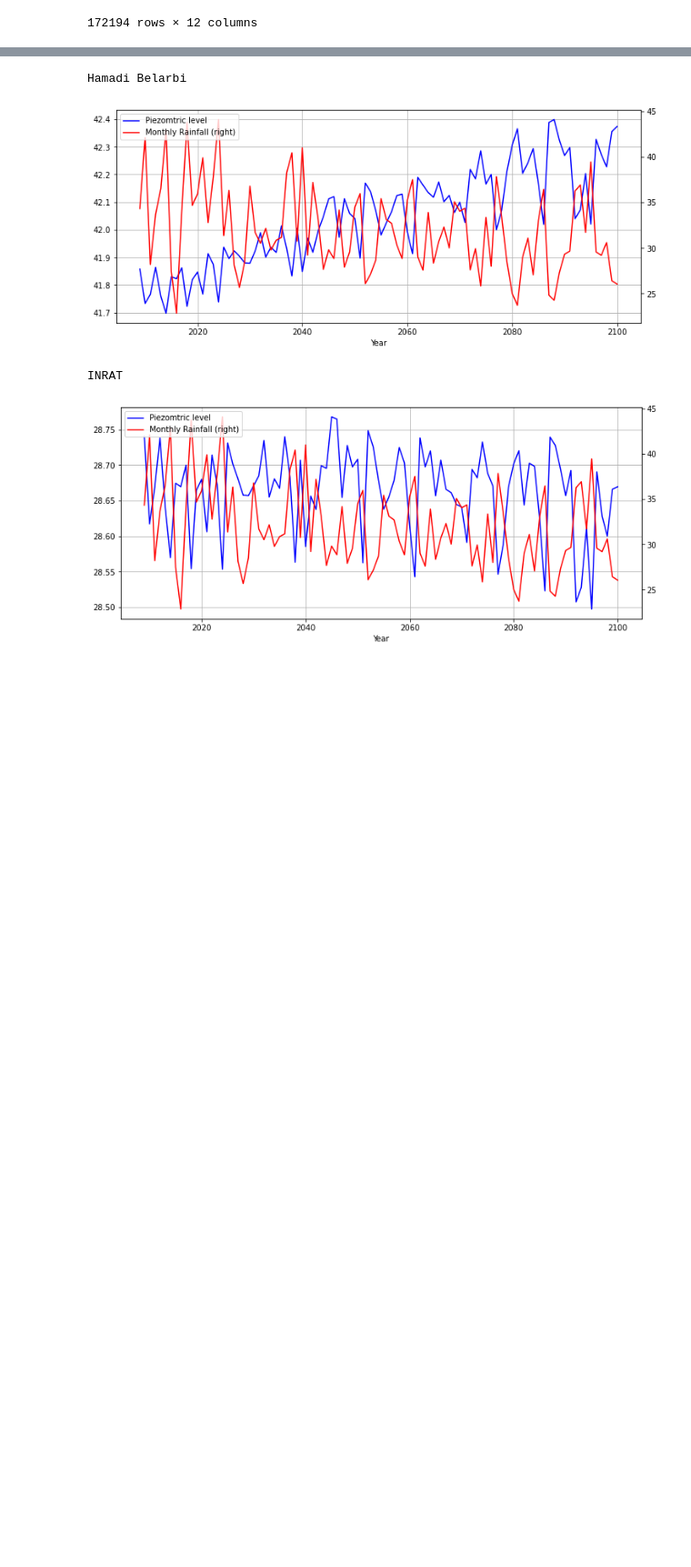
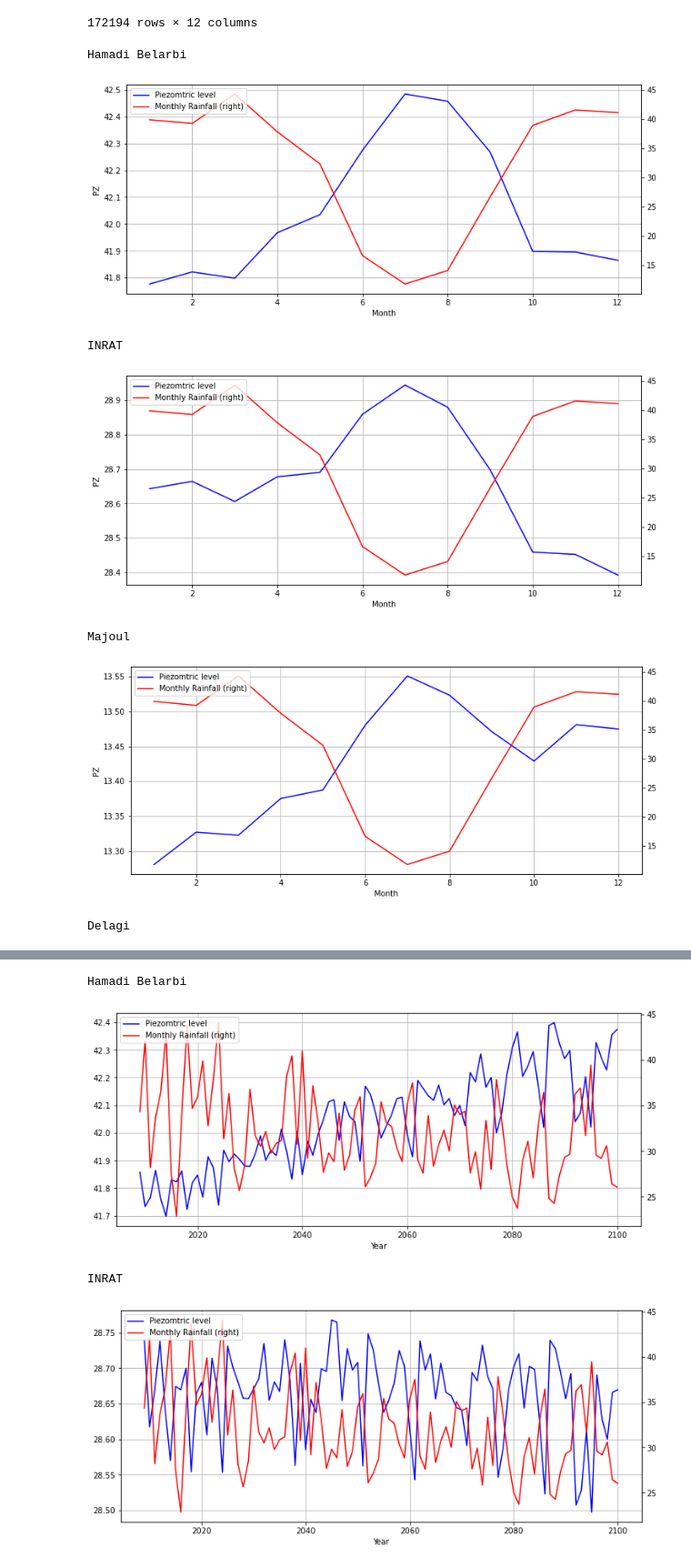
Before and after one commit to yousseftfifha/Groundwater-Management-under-Climate-Change, a Jupyter notebook: GWL Analysis Part 4 Deployment using LSTM.ipynb, the cells around one changed output, grey strips where cells are left out. Shown at 91% size. Drawn from its saved outputs; the diff is of its cells as text; code cells hidden in the pictures; blank space fills up the shorter version.

```diff
--- a/GWL Analysis Part 4 Deployment using LSTM.ipynb
+++ b/GWL Analysis Part 4 Deployment using LSTM.ipynb
@@ -100,3 +100,48 @@ RCP45
 | 2100-12-01 | Azaiz ben Attia | OUZRA AGRI FLORA | 312.445465 | 149.702278 | 97.629775 | 31.990834 | 1 | -0.000486 | ... |
 | 2100-12-01 | Delagi | OUZRA AGRI FLORA | 312.445465 | 149.702278 | 97.629775 | 31.990834 | 1 | -0.000486 | ... |
 172194 rows × 12 columns
+# %%
+def season_of_date(date):
+    year = str(date.year)
+    seasons = {'spring': pd.date_range(start='21/03/'+year, end='20/06/'+year),
+               'summer': pd.date_range(start='21/06/'+year, end='22/09/'+year),
+               'autumn': pd.date_range(start='23/09/'+year, end='20/12/'+year)}
+    if date in seasons['spring']:
+        return 'spring'
+    if date in seasons['summer']:
+        return 'summer'
+    if date in seasons['autumn']:
+        return 'autumn'
+    else:
+        return 'winter'
+
+# Assuming df has a date column of type `datetime`
+RCP45['season'] = RCP45.index.map(season_of_date)
+# %%
+list_nom = ['Hamadi Belarbi','INRAT','Majoul','Delagi']
+# plt.rcParams['font.size'] = '16'
+for d in list_nom:
+    df=RCP45[RCP45.Piezometer==d]
+    print(d)
+    df=df.reset_index()
+    df.index=df.date
+    plt.figure(figsize=(12,5))
+    plt.xlabel('Number of requests every 10 minutes')
+
+    ax1 = df.groupby('Month')['Pz'].mean().plot(color='blue', grid=True, label='Piezomtric level',ylabel='PZ')
+    ax2 = df.groupby('Month')['MonthlyRF'].mean().plot(color='red', grid=True, secondary_y=True, label='Monthly Rainfall')
+
+    h1, l1 = ax1.get_legend_handles_labels()
+    h2, l2 = ax2.get_legend_handles_labels()
+
+
+    plt.legend(h1+h2, l1+l2, loc=2)
+    plt.show()
+# %% [output]
+Hamadi Belarbi
+[figure, added]
+INRAT
+[figure, added]
+Majoul
+[figure, added]
+Delagi
```
Also changed, not shown: parts of 8 cells of this notebook, 4 other files.
